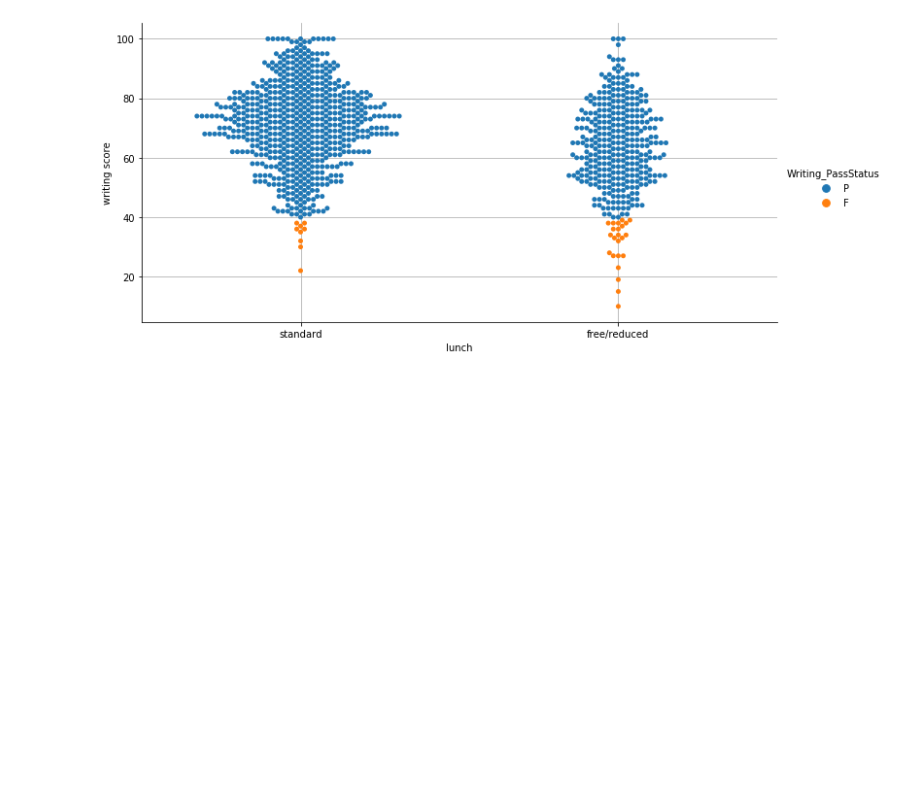
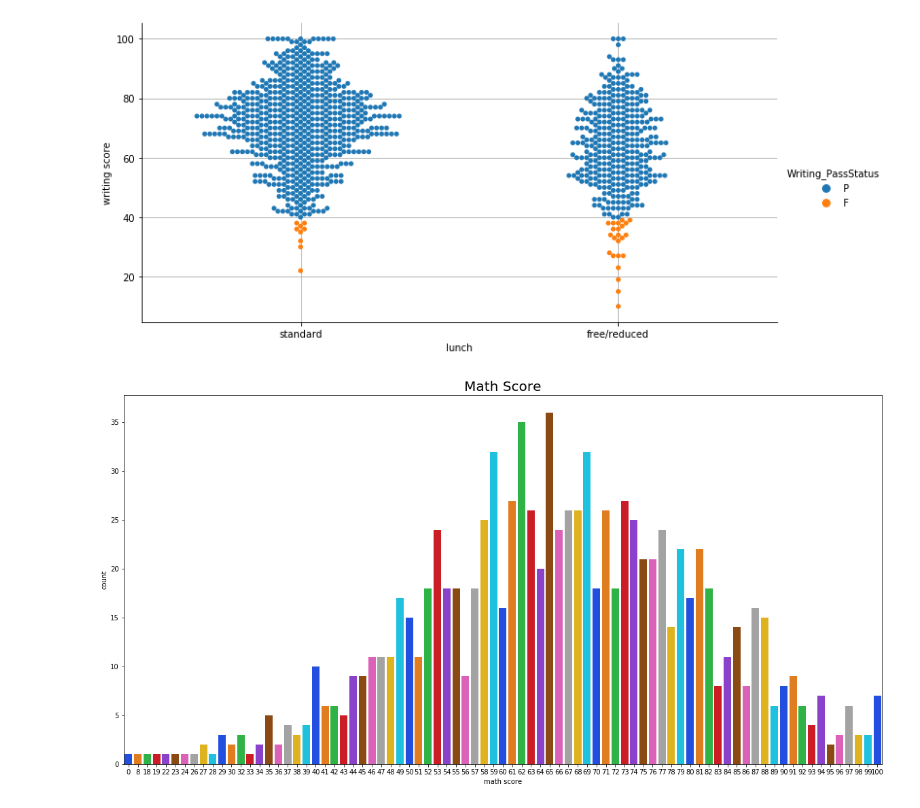
Before and after one commit to Lvhau1529/Data-Mining, a Jupyter notebook: dataMining.ipynb, the cells around one changed output. Saved outputs shown, nothing was run; the diff lists cells and outputs as text; code cells hidden in the pictures; blank space fills up the shorter version.

```diff
--- a/dataMining.ipynb
+++ b/dataMining.ipynb
@@ -261,3 +261,10 @@ sns.catplot(x="lunch", y="writing score", data=df, height=5, aspect=2, kind='swa
 plt.grid()
 # %% [output]
 [figure]
+# %%
+plt.rcParams['figure.figsize'] = (20, 10)
+sns.countplot(df['math score'], palette = 'bright')
+plt.title('Math Score',fontsize = 20)
+plt.show()
+# %% [output]
+[figure, added]
```
Also changed, not shown: parts of 3 cells of this notebook, 2 other files.
